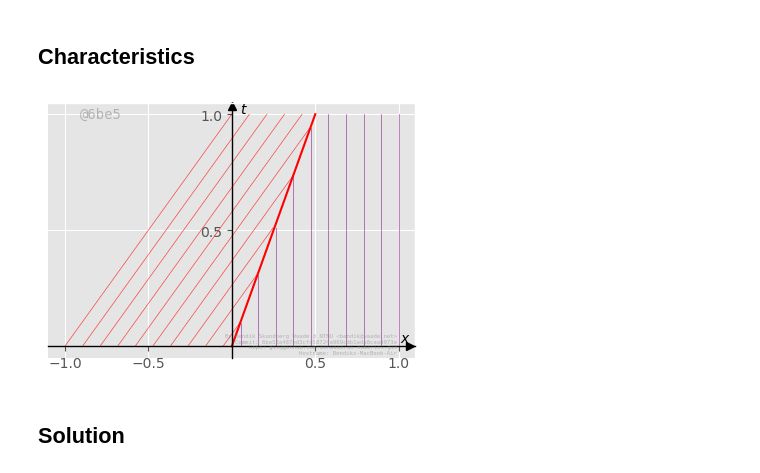
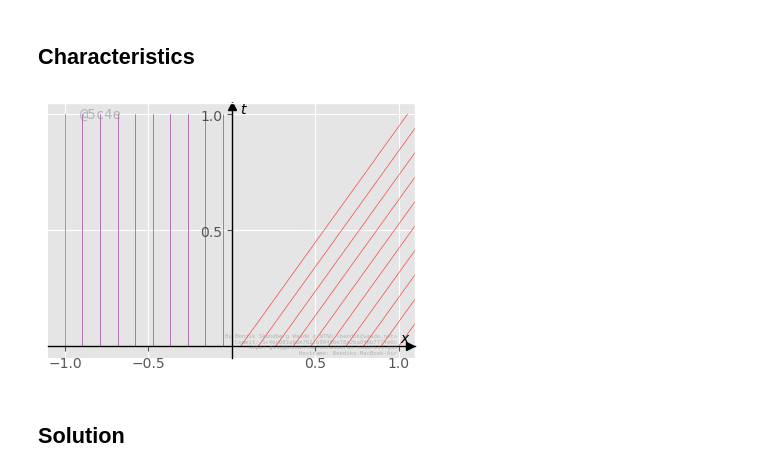
Before and after one commit to benwaad/ninn, a Jupyter notebook: Theory/example_plots.ipynb, the cells around one changed output. Drawn from its saved outputs; the diff is of its cells as text; code cells hidden in the pictures.

Commit message:
Rarefaction char plot

```diff
--- a/Theory/example_plots.ipynb
+++ b/Theory/example_plots.ipynb
@@ -46,44 +46,44 @@ plt.show()
 # %% [markdown]
 ## Characteristics
 # %%
-a = lambda x: 1 if x <= 0 else 0
+a = lambda x: 0 if x <= 0 else 1
 # a = lambda x: -np.sin(np.pi*x)
 M = 50
 x0 = np.linspace(-1,1, 20)
 cmap = mpl.colormaps['brg']
 normalizer = mpl.colors.Normalize(vmin=-1,vmax=3)
 col = lambda x: cmap(normalizer(x))
 #chars = np.zeros((M,len(x0)))
 t = np.linspace(0,1,M)
 fig, ax = plt.subplots(1,1,figsize=(4,3))
 ax.spines['left'].set_position(('data',0.0))
 ax.spines['left'].set_color('black')
 ax.spines['bottom'].set_position(('data',0.0))
 ax.spines['bottom'].set_color('black')
 ax.set_xticks([-1,-.5,.5,1])
 ax.set_yticks([.5,1])
 ax.plot(0.986, 0, ">k", transform=ax.get_yaxis_transform(), clip_on=False)
 ax.plot(0, .986, "^k", transform=ax.get_xaxis_transform(), clip_on=False)
 ax.annotate('$t$', (.05,1.005))
 ax.annotate('$x$', (1.005,.02))
 # ax.set_xlabel('$x$')
 # ax.set_ylabel('$t$')
 # ax.set_ylim(-.1,1.1)
 
 for i, x in enumerate(x0):
     l = x+a(x)*t
     # idx = np.where(abs(x-a(x)*t)<1)
     idx = np.where(l<t/2) if x<=0 else np.where(l>t/2)
     ax.plot(l[idx], t[idx], color=col(a(x)), linewidth=.5, alpha=.7)
-ax.plot(t/2, t, color='red')
-# ax.set_xlim(-1.5,1.5)
+# ax.plot(t/2, t, color='red')
+ax.set_xlim(-1.1,1.1)
 # ax.set_ylim(-.3,1.3)
 # plt.savefig('characteristics/lin_a{a}.pdf')
 plt.tight_layout()
-savePlot(f'characteristics/burgers_RH_shock.pdf')
+savePlot(f'characteristics/burgers_rarefact.pdf')
 plt.show()
 # %% [output]
-[figure, old version]
+[figure, new version]
 # %% [markdown]
 ## Solution
 # %%
```
